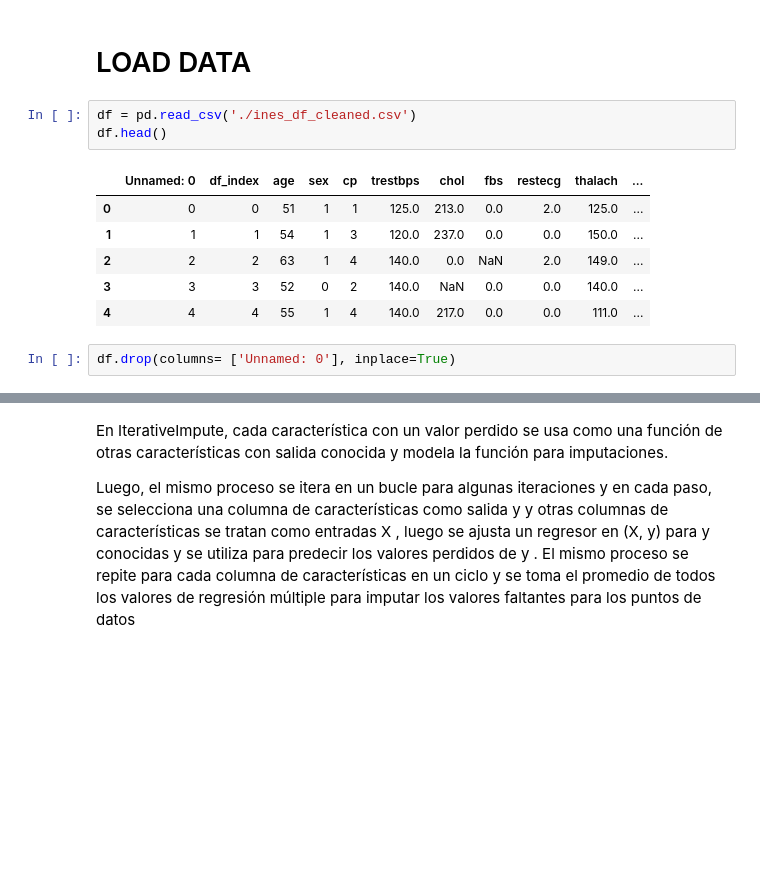
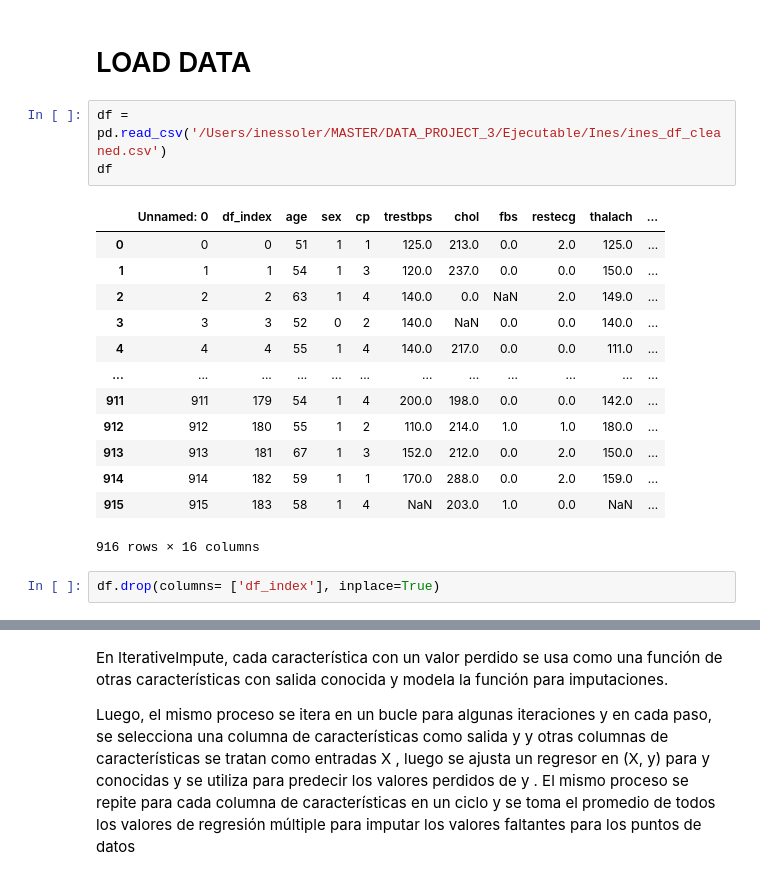
Before and after one commit to nachoreyesv/DATA_PROJECT_3, a Jupyter notebook: Ejecutable/Ines/pruebas.ipynb, the cells around one changed output, grey strips where cells are left out. Drawn from its saved outputs; the diff is of its cells as text; blank space fills up the shorter version.

```diff
--- a/Ejecutable/Ines/pruebas.ipynb
+++ b/Ejecutable/Ines/pruebas.ipynb
@@ -13,14 +13,21 @@ from sklearn.model_selection import RandomizedSearchCV
 # %% [markdown]
 # LOAD DATA
 # %%
-df = pd.read_csv('./ines_df_cleaned.csv')
-df.head()
+df = pd.read_csv('/Users/inessoler/MASTER/DATA_PROJECT_3/Ejecutable/Ines/ines_df_cleaned.csv')
+df
 # %% [output]
 |  | Unnamed: 0 | df_index | age | sex | cp | trestbps | chol | fbs | restecg | thalach | ... |
 | 0 | 0 | 0 | 51 | 1 | 1 | 125.0 | 213.0 | 0.0 | 2.0 | 125.0 | ... |
 | 1 | 1 | 1 | 54 | 1 | 3 | 120.0 | 237.0 | 0.0 | 0.0 | 150.0 | ... |
 | 2 | 2 | 2 | 63 | 1 | 4 | 140.0 | 0.0 | NaN | 2.0 | 149.0 | ... |
 | 3 | 3 | 3 | 52 | 0 | 2 | 140.0 | NaN | 0.0 | 0.0 | 140.0 | ... |
 | 4 | 4 | 4 | 55 | 1 | 4 | 140.0 | 217.0 | 0.0 | 0.0 | 111.0 | ... |
+| ... | ... | ... | ... | ... | ... | ... | ... | ... | ... | ... | ... |
+| 911 | 911 | 179 | 54 | 1 | 4 | 200.0 | 198.0 | 0.0 | 0.0 | 142.0 | ... |
+| 912 | 912 | 180 | 55 | 1 | 2 | 110.0 | 214.0 | 1.0 | 1.0 | 180.0 | ... |
+| 913 | 913 | 181 | 67 | 1 | 3 | 152.0 | 212.0 | 0.0 | 2.0 | 150.0 | ... |
+| 914 | 914 | 182 | 59 | 1 | 1 | 170.0 | 288.0 | 0.0 | 2.0 | 159.0 | ... |
+| 915 | 915 | 183 | 58 | 1 | 4 | NaN | 203.0 | 1.0 | 0.0 | NaN | ... |
+916 rows × 16 columns
 # %%
-df.drop(columns= ['Unnamed: 0'], inplace=True)
+df.drop(columns= ['df_index'], inplace=True)
```
Also changed, not shown: parts of 101 cells of this notebook, 1 other file.
